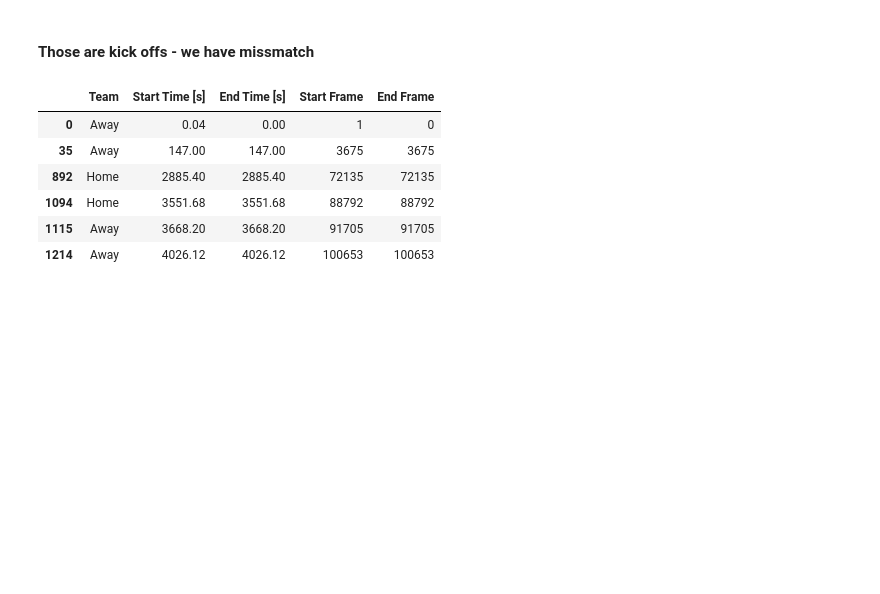
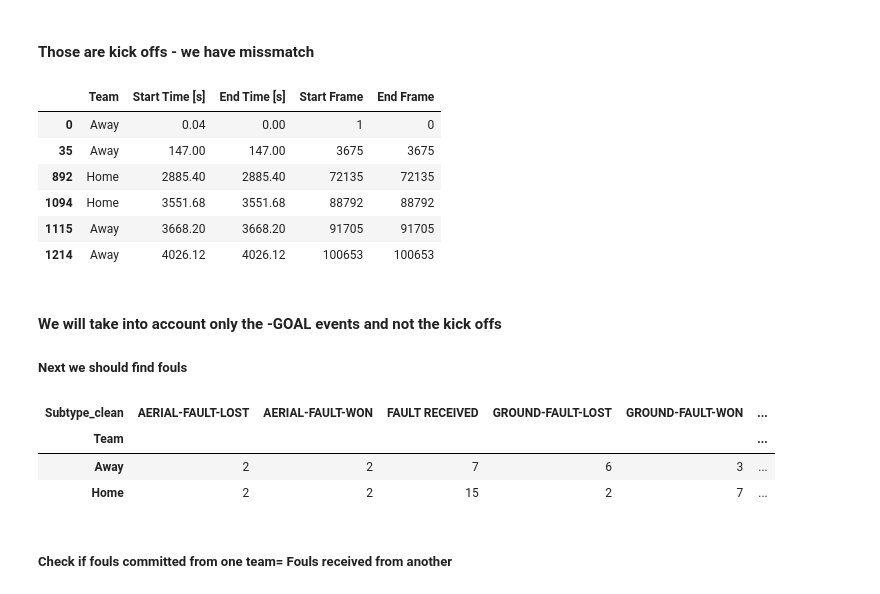
Before and after one commit to ieee-sb-uniwa/milon-football, a Jupyter notebook: notebooks/game1_analysis.ipynb, the cells around one changed output. Cells and saved outputs as stored; diff of their text form; code cells hidden in the pictures; blank space fills up the shorter version.

Commit message:
Have some data inconsistencies in fouls won and committed

```diff
--- a/notebooks/game1_analysis.ipynb
+++ b/notebooks/game1_analysis.ipynb
@@ -952,3 +952,23 @@ events[events['Subtype_clean']=='KICK OFF'][['Team','Start Time [s]','End Time [
 | 1094 | Home | 3551.68 | 3551.68 | 88792 | 88792 |
 | 1115 | Away | 3668.20 | 3668.20 | 91705 | 91705 |
 | 1214 | Away | 4026.12 | 4026.12 | 100653 | 100653 |
+# %% [markdown]
+#### We will take into account only the -GOAL events and not the kick offs
+
+##### Next we should find fouls
+# %%
+faults = (
+    events[events['Subtype_clean'].str.contains('FAULT', na=False)]
+    .groupby(['Team','Subtype_clean'])
+    .size()
+    .unstack(fill_value=0)
+)
+
+faults
+# %% [output]
+| Subtype_clean | AERIAL-FAULT-LOST | AERIAL-FAULT-WON | FAULT RECEIVED | GROUND-FAULT-LOST | GROUND-FAULT-WON | ... |
+| Team |  |  |  |  |  | ... |
+| Away | 2 | 2 | 7 | 6 | 3 | ... |
+| Home | 2 | 2 | 15 | 2 | 7 | ... |
+# %% [markdown]
+##### Check if fouls committed from one team= Fouls received from another
```
Also changed, not shown: parts of 3 cells of this notebook.
